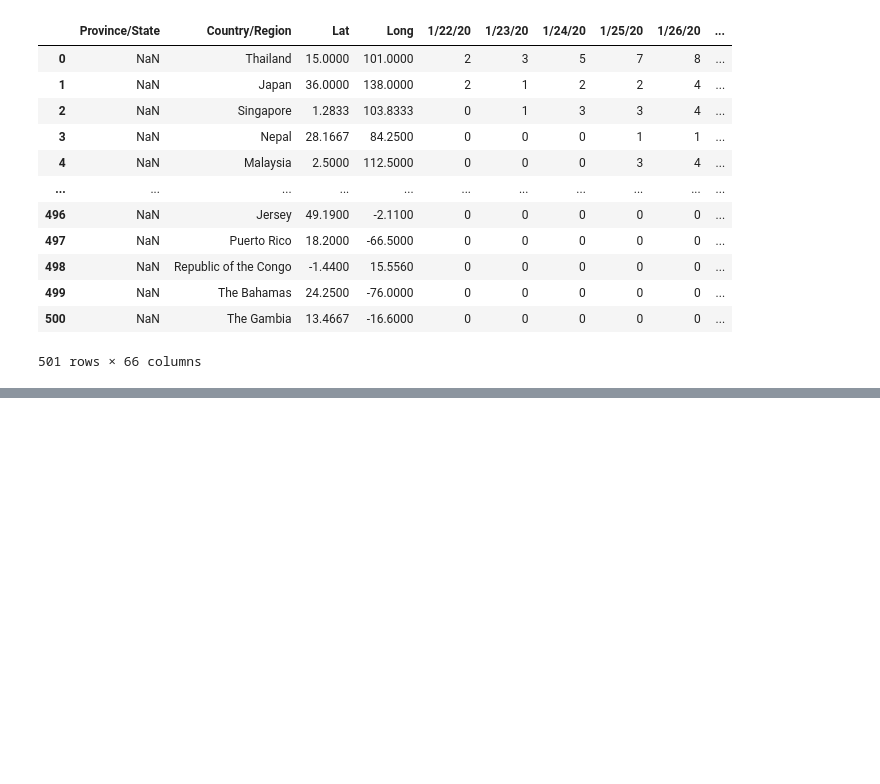
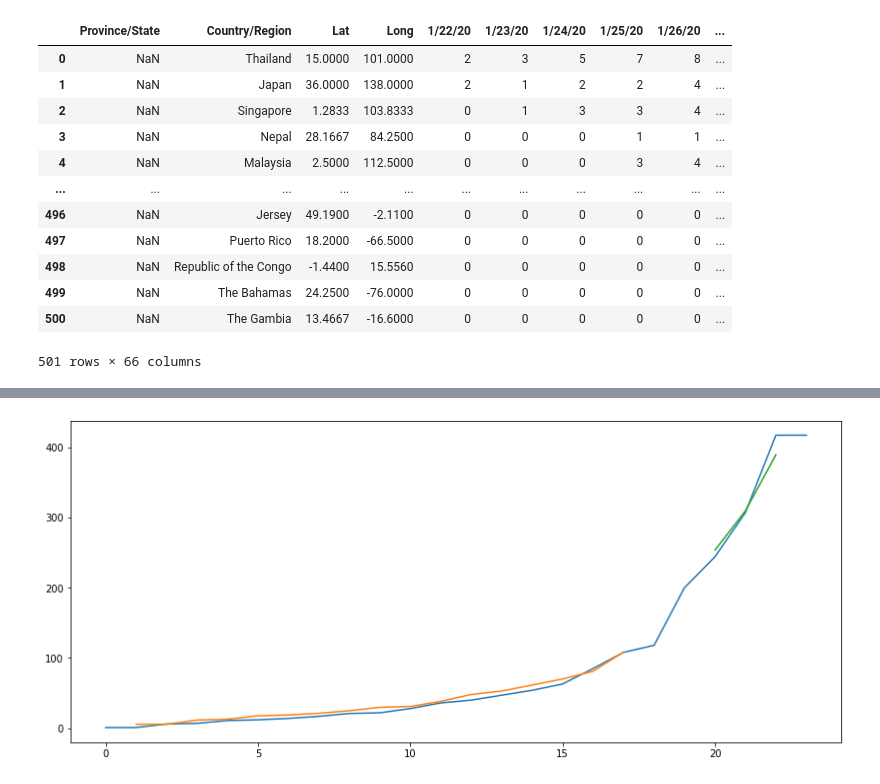
Before and after one commit to zhuowenzhao/COVID19-prediction, a Jupyter notebook: Kieran.ipynb, the cells around one changed output, grey strips where cells are left out. Drawn from its saved outputs; the diff is of its cells as text; code cells hidden in the pictures; blank space fills up the shorter version.

```diff
--- a/Kieran.ipynb
+++ b/Kieran.ipynb
@@ -306,0 +303,17 @@ plt.plot(X,china_val,'.')
+# %%
+plt.figure(figsize=(14,6))
+# shift train predictions for plotting
+trainPredictPlot = np.empty_like(dataset)
+trainPredictPlot[:, :] = np.nan
+trainPredictPlot[look_back:len(trainPredict)+look_back, :] = trainPredict
+# shift test predictions for plotting
+testPredictPlot = np.empty_like(dataset)
+testPredictPlot[:, :] = np.nan
+testPredictPlot[len(trainPredict)+(look_back*2)+1:len(dataset)-1, :] = testPredict
+# plot baseline and predictions
+plt.plot(scaler.inverse_transform(dataset))
+plt.plot(trainPredictPlot)
+plt.plot(testPredictPlot)
+plt.show()
+# %% [output]
+[figure, added]
```
Also changed, not shown: parts of 12 cells of this notebook.
